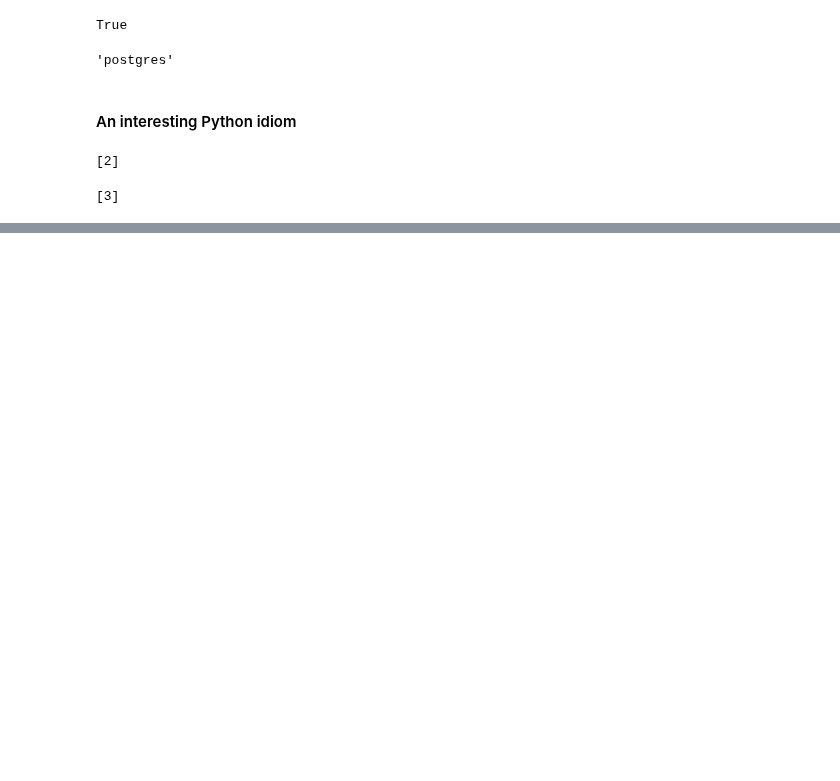
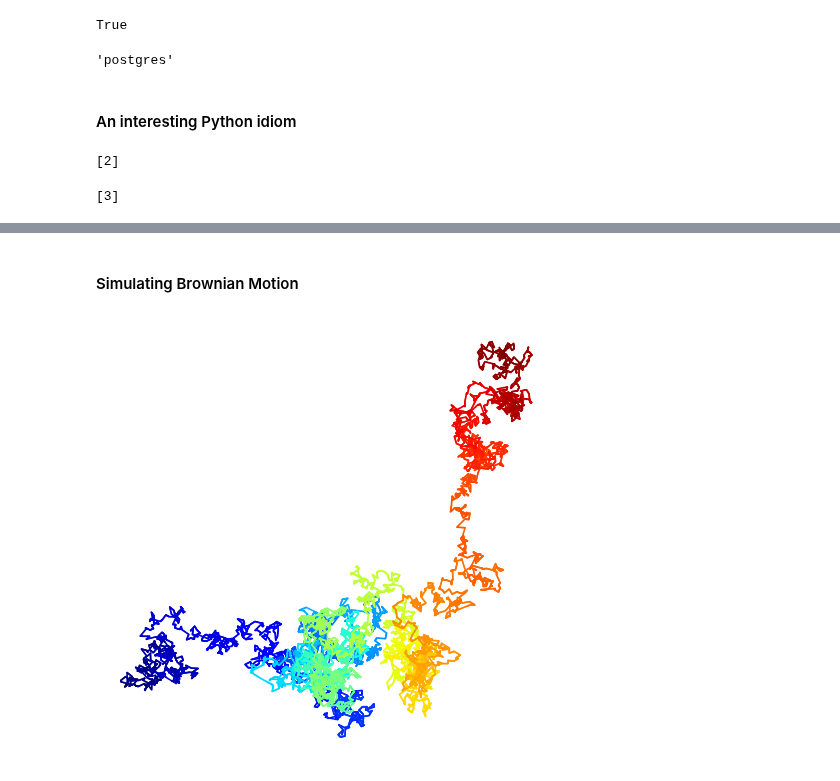
Before and after one commit to mayankkaizen/jupyter-notebooks, a Jupyter notebook: Python/Python Basics/6 - Python Bits and Pieces.ipynb, the cells around one changed output, grey strips where cells are left out. Drawn from its saved outputs; the diff is of its cells as text; code cells hidden in the pictures; blank space fills up the shorter version.

```diff
--- a/Python/Python Basics/6 - Python Bits and Pieces.ipynb
+++ b/Python/Python Basics/6 - Python Bits and Pieces.ipynb
@@ -596,0 +631,26 @@ hash(immutable) #error
+# %% [markdown]
+#### Simulating Brownian Motion
+# %%
+%matplotlib inline
+import numpy as np
+import matplotlib.pyplot as plt
+import seaborn as sns
+sns.set()
+
+n = 5000
+
+x = np.cumsum(np.random.randn(n))
+y = np.cumsum(np.random.randn(n))
+
+k = 10
+x2 = np.interp(np.arange(n * k), np.arange(n) * k, x)
+y2 = np.interp(np.arange(n * k), np.arange(n) * k, y)
+
+fig, ax = plt.subplots(1, 1, figsize=(8, 8))
+# Now, we draw our points with a gradient of colors.
+ax.scatter(x2, y2, c=range(n * k), linewidths=0,
+           marker='o', s=3, cmap=plt.cm.jet,)
+ax.axis('equal')
+ax.set_axis_off()
+# %% [output]
+[figure, added]
```
Also changed, not shown: parts of 37 cells of this notebook, 22 other files.
